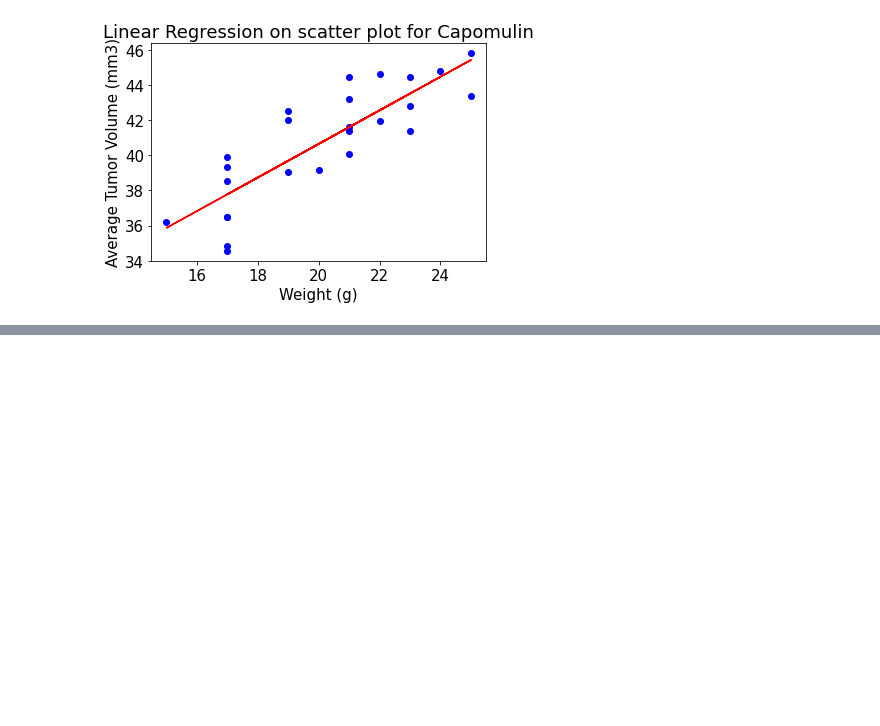
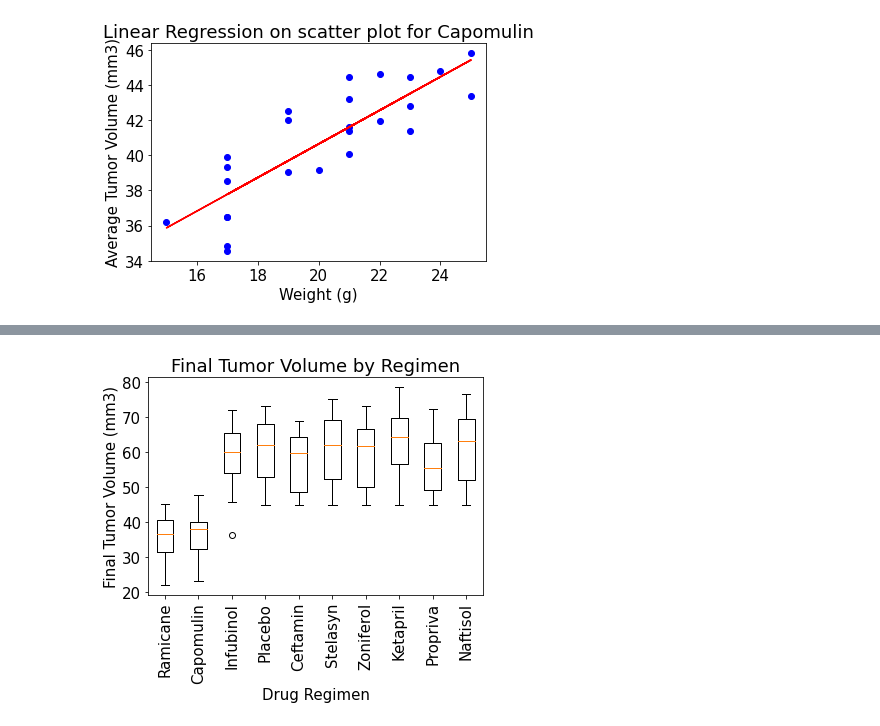
Before and after one commit to bgalde-dev/matplotlib-challenge, a Jupyter notebook: Pymaceuticals/pymaceuticals.ipynb, the cells around one changed output, grey strips where cells are left out. Cells and saved outputs as stored; diff of their text form; code cells hidden in the pictures; blank space fills up the shorter version.

```diff
--- a/Pymaceuticals/pymaceuticals.ipynb
+++ b/Pymaceuticals/pymaceuticals.ipynb
@@ -372,0 +383,18 @@ plt.show
+# %%
+# For giggles wanted to see the box wisker plot for all drugs
+treatment_plot = []
+drug_list_tot = clean_mice_data["Drug Regimen"].unique()
+for drug in drug_list_tot:
+    treatment_plot.append(get_drug_tumor_data(drug))
+
+fig1, ax1 = plt.subplots()
+ax1.set_title('Final Tumor Volume by Regimen')
+ax1.set_ylabel('Final Tumor Volume (mm3)')
+ax1.set_xlabel('Drug Regimen')
+
+ax1.boxplot(treatment_plot, labels=drug_list_tot)
+plt.savefig('boxplot')
+plt.xticks(rotation=90)
+plt.show()
+# %% [output]
+[figure, added]
```
Also changed, not shown: parts of 6 cells of this notebook, 1 other file.
